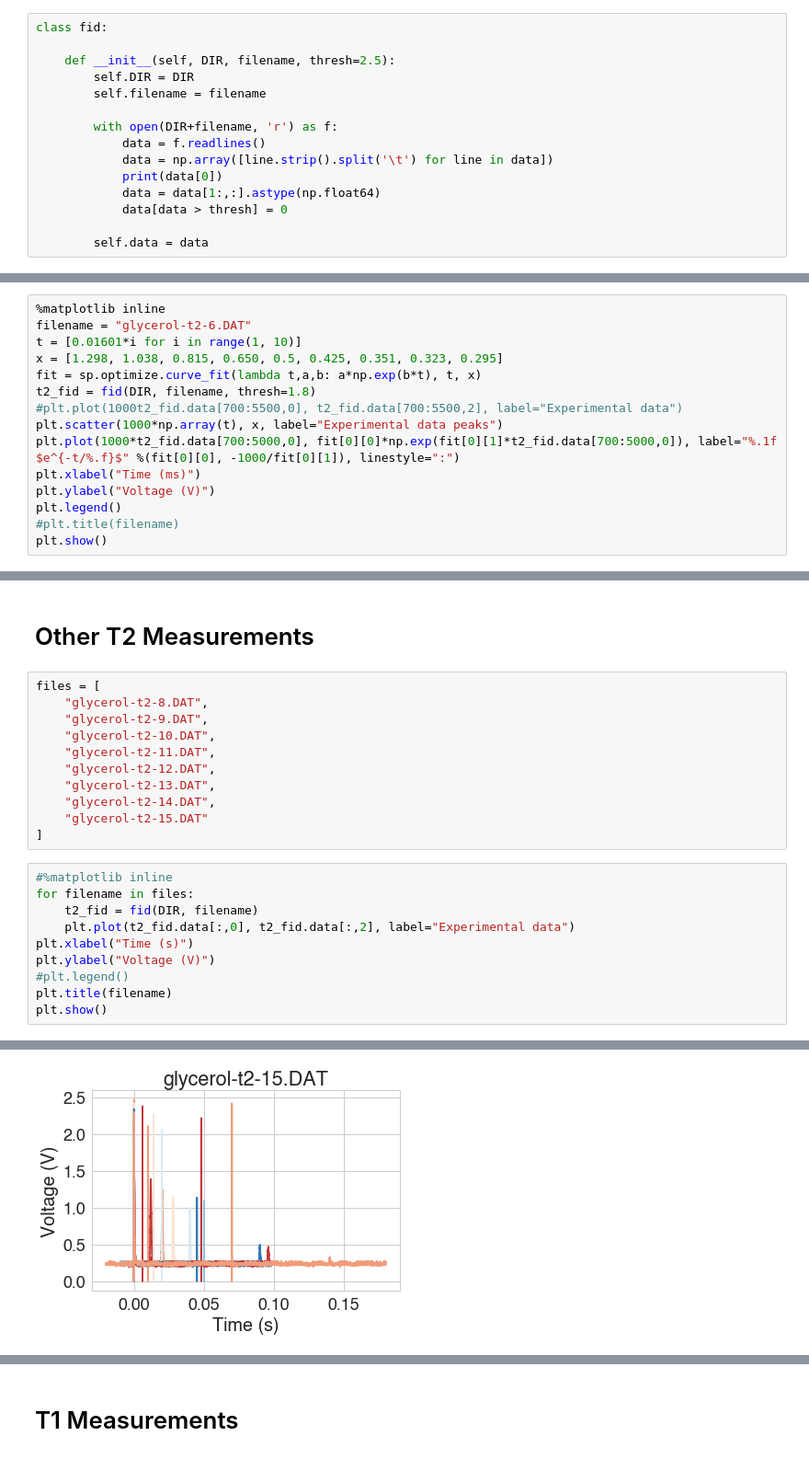
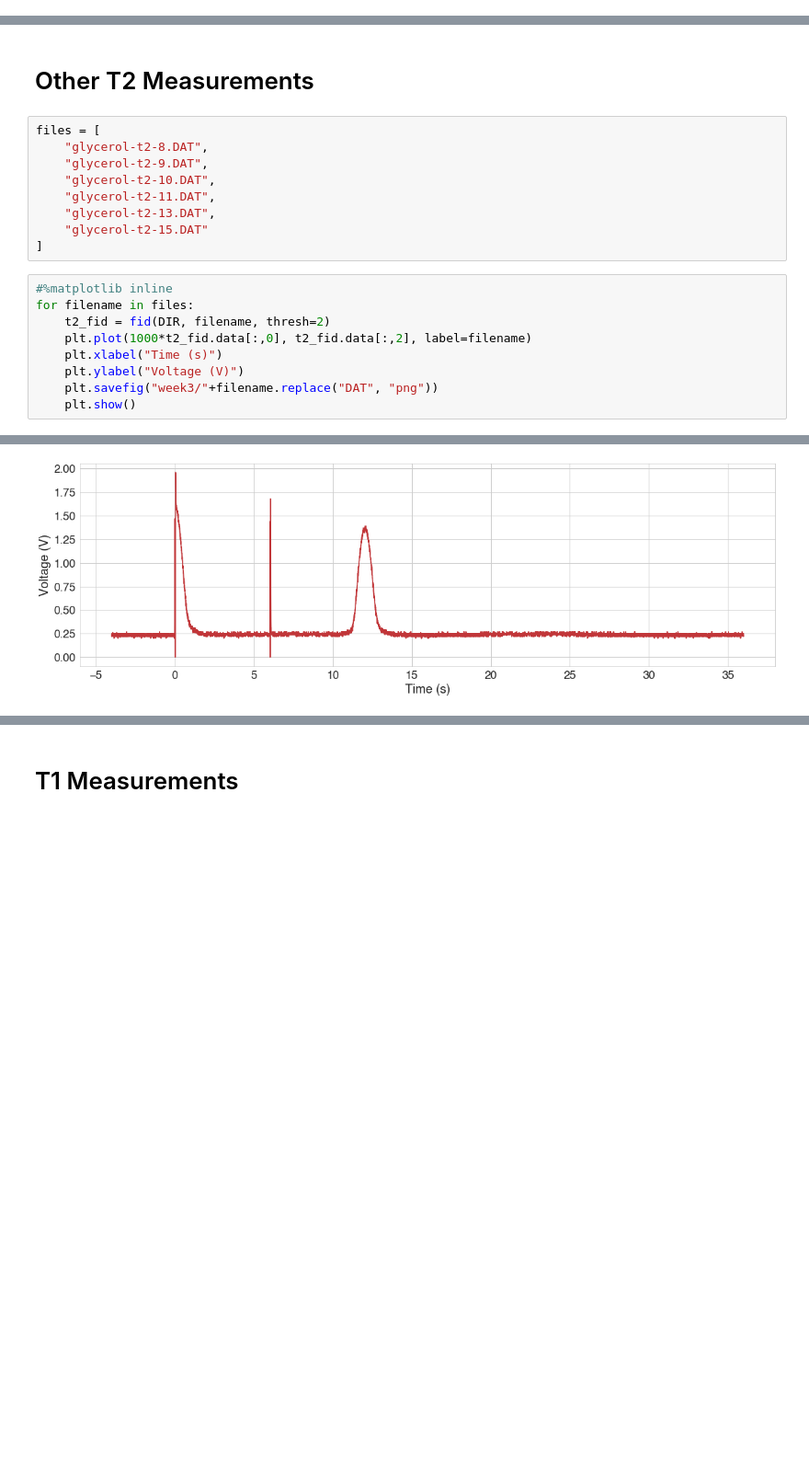
Before and after one commit to estherlin/enph352, a Jupyter notebook: data/lab2/analysis.ipynb, the cells around one changed output, grey strips where cells are left out. Shown at 92% size. Cells and saved outputs as stored; diff of their text form; blank space fills up the shorter version.

```diff
--- a/data/lab2/analysis.ipynb
+++ b/data/lab2/analysis.ipynb
@@ -28,18 +28,3 @@ sns.set_palette("RdBu")
 DIR = "week3/"
 # %% [markdown]
 # Helper Functions
-# %%
-class fid:
-
-    def __init__(self, DIR, filename, thresh=2.5):
-        self.DIR = DIR
-        self.filename = filename
-
-        with open(DIR+filename, 'r') as f:
-            data = f.readlines()
-            data = np.array([line.strip().split('\t') for line in data])
-            print(data[0])
-            data = data[1:,:].astype(np.float64)
-            data[data > thresh] = 0
-
-        self.data = data
@@ -162,15 +199,0 @@ plt.show()
-# %%
-%matplotlib inline
-filename = "glycerol-t2-6.DAT"
-t = [0.01601*i for i in range(1, 10)]
-x = [1.298, 1.038, 0.815, 0.650, 0.5, 0.425, 0.351, 0.323, 0.295]
-fit = sp.optimize.curve_fit(lambda t,a,b: a*np.exp(b*t), t, x)
-t2_fid = fid(DIR, filename, thresh=1.8)
-#plt.plot(1000t2_fid.data[700:5500,0], t2_fid.data[700:5500,2], label="Experimental data")
-plt.scatter(1000*np.array(t), x, label="Experimental data peaks")
-plt.plot(1000*t2_fid.data[700:5000,0], fit[0][0]*np.exp(fit[0][1]*t2_fid.data[700:5000,0]), label="%.1f $e^{-t/%.f}$" %(fit[0][0], -1000/fit[0][1]), linestyle=":")
-plt.xlabel("Time (ms)")
-plt.ylabel("Voltage (V)")
-plt.legend()
-#plt.title(filename)
-plt.show()
@@ -185,19 +222,16 @@ files = [
     "glycerol-t2-9.DAT",
     "glycerol-t2-10.DAT",
     "glycerol-t2-11.DAT",
-    "glycerol-t2-12.DAT",
     "glycerol-t2-13.DAT",
-    "glycerol-t2-14.DAT",
     "glycerol-t2-15.DAT"
 ]
 # %%
 #%matplotlib inline
 for filename in files:
-    t2_fid = fid(DIR, filename)
-    plt.plot(t2_fid.data[:,0], t2_fid.data[:,2], label="Experimental data")
-plt.xlabel("Time (s)")
-plt.ylabel("Voltage (V)")
-#plt.legend()
-plt.title(filename)
-plt.show()
+    t2_fid = fid(DIR, filename, thresh=2)
+    plt.plot(1000*t2_fid.data[:,0], t2_fid.data[:,2], label=filename)
+    plt.xlabel("Time (s)")
+    plt.ylabel("Voltage (V)")
+    plt.savefig("week3/"+filename.replace("DAT", "png"))
+    plt.show()
 # %% [output]
@@ -212 +238 @@ plt.show()
-[figure, old version]
+[figure, new version]
```
Also changed, not shown: parts of 23 cells of this notebook, 23 other files.
